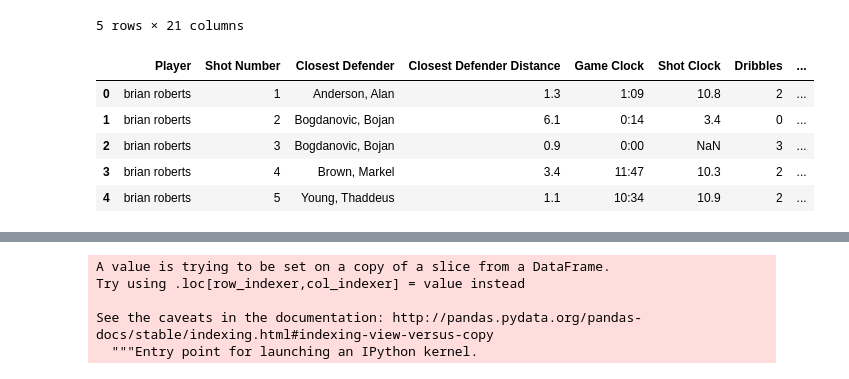
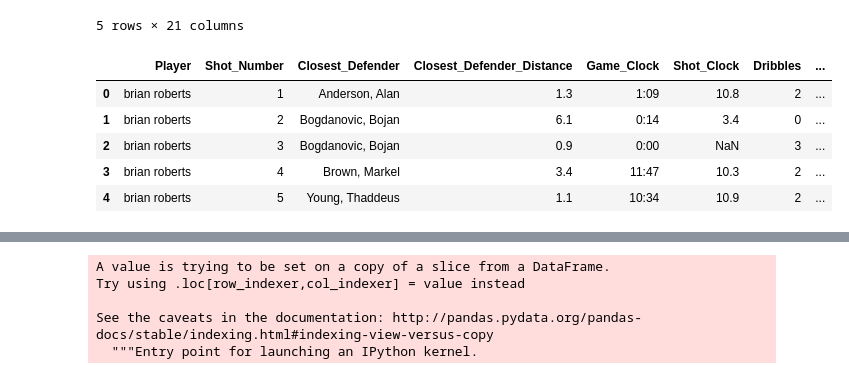
Before and after one commit to joshseymour/ETL_Project, a Jupyter notebook: Transform_Shots.ipynb, the cells around one changed output, grey strips where cells are left out. Drawn from its saved outputs; the diff is of its cells as text; code cells hidden in the pictures.

```diff
--- a/Transform_Shots.ipynb
+++ b/Transform_Shots.ipynb
@@ -19,20 +22,20 @@ df = shots_df.drop(columns=["GAME_ID", "LOCATION", "W",
                "CLOSEST_DEFENDER_PLAYER_ID",
                "FGM","PTS","player_id"])
 # %%
-df2 = df.rename(columns={"player_name":"Player", "SHOT_NUMBER": "Shot Number",
-                   "GAME_CLOCK": "Game Clock", "SHOT_CLOCK": "Shot Clock",
-                  "DRIBBLES": "Dribbles", "TOUCH_TIME": "Touch Time",
-                  "SHOT_DIST": "Shot Distance", "PTS_TYPE": "Shot Type",
-                  "SHOT_RESULT": "Shot Result", "CLOSEST_DEFENDER": "Closest Defender",
-                  "CLOSE_DEF_DIST": "Closest Defender Distance"})
-new_df = df2[['Player', 'Shot Number', 'Closest Defender',
-                'Closest Defender Distance','Game Clock','Shot Clock',
-                'Dribbles', 'Touch Time', 'Shot Distance', 'Shot Type',
-                'Shot Result']]
+df2 = df.rename(columns={"player_name":"Player", "SHOT_NUMBER": "Shot_Number",
+                   "GAME_CLOCK": "Game_Clock", "SHOT_CLOCK": "Shot_Clock",
+                  "DRIBBLES": "Dribbles", "TOUCH_TIME": "Touch_Time",
+                  "SHOT_DIST": "Shot_Distance", "PTS_TYPE": "Shot_Type",
+                  "SHOT_RESULT": "Shot_Result", "CLOSEST_DEFENDER": "Closest_Defender",
+                  "CLOSE_DEF_DIST": "Closest_Defender_Distance"})
+new_df = df2[['Player', 'Shot_Number', 'Closest_Defender',
+                'Closest_Defender_Distance','Game_Clock','Shot_Clock',
+                'Dribbles', 'Touch_Time', 'Shot_Distance', 'Shot_Type',
+                'Shot_Result']]
 
 new_df.head()
 # %% [output]
-|  | Player | Shot Number | Closest Defender | Closest Defender Distance | Game Clock | Shot Clock | Dribbles | ... |
+|  | Player | Shot_Number | Closest_Defender | Closest_Defender_Distance | Game_Clock | Shot_Clock | Dribbles | ... |
 | 0 | brian roberts | 1 | Anderson, Alan | 1.3 | 1:09 | 10.8 | 2 | ... |
 | 1 | brian roberts | 2 | Bogdanovic, Bojan | 6.1 | 0:14 | 3.4 | 0 | ... |
 | 2 | brian roberts | 3 | Bogdanovic, Bojan | 0.9 | 0:00 | NaN | 3 | ... |
```
Also changed, not shown: parts of 13 cells of this notebook, 4 other files.
